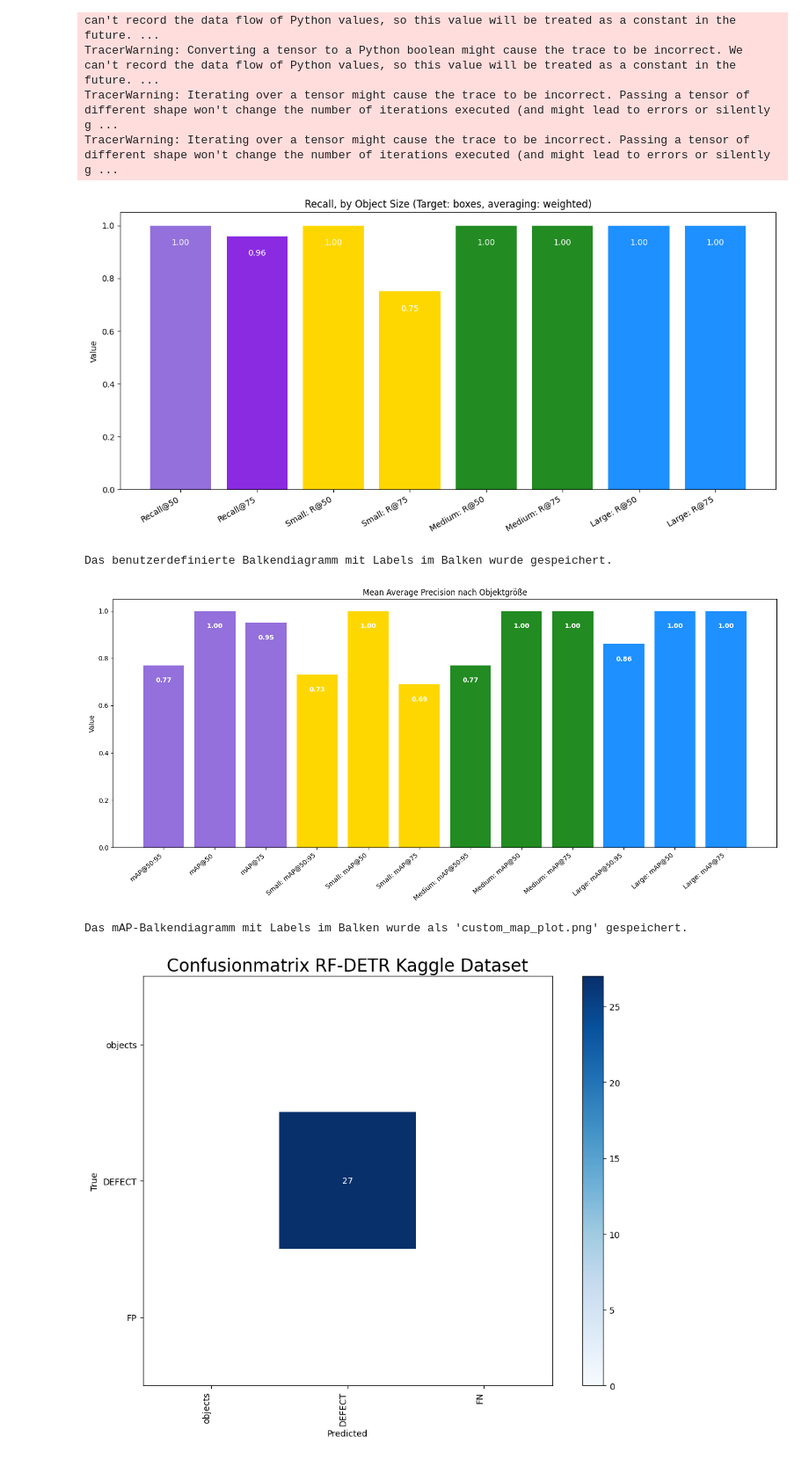
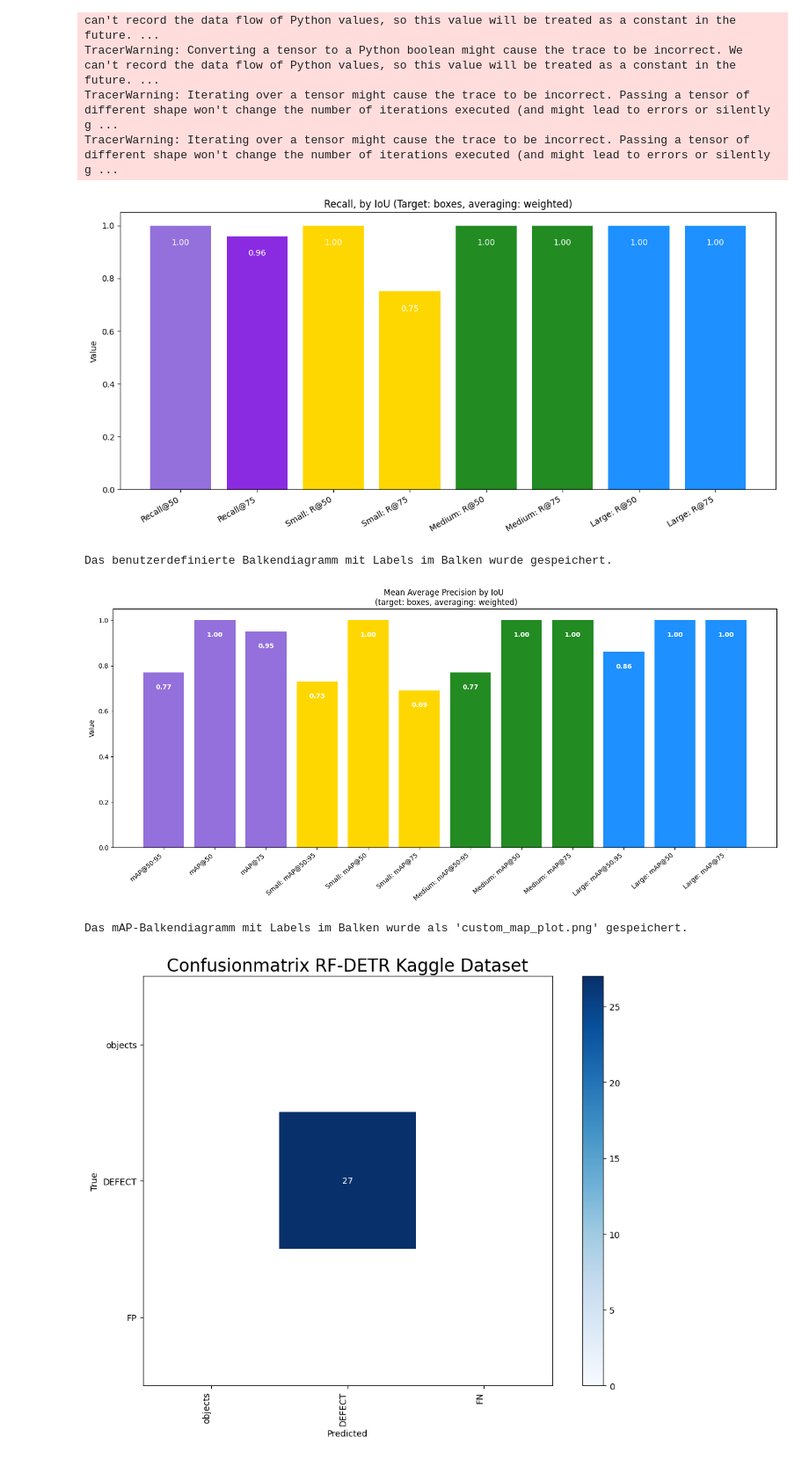
Before and after one commit to kekslol24/Glass-Defect-Detection-Evaluating-Object-Detection-Models, a Jupyter notebook: Coding/Model_Code/RF-DETR/RF_DETR_Model_Dataset_kaggle.ipynb, the cells around one changed output. Shown at 88% size. Drawn from its saved outputs; the diff is of its cells as text; code cells hidden in the pictures.

```diff
--- a/Coding/Model_Code/RF-DETR/RF_DETR_Model_Dataset_kaggle.ipynb
+++ b/Coding/Model_Code/RF-DETR/RF_DETR_Model_Dataset_kaggle.ipynb
@@ -202,7 +202,7 @@ bars = plt.bar(rec_labels, rec_values, color=['mediumpurple', 'blueviolet', 'gol
 # Passen Sie die X-Achsen-Beschriftungen an (wie im Originalbild)
 plt.xticks(rotation=30, ha='right')
 
-plt.title('Recall, by Object Size (Target: boxes, averaging: weighted)')
+plt.title('Recall, by IoU (Target: boxes, averaging: weighted)')
 plt.ylabel('Value')
 plt.ylim(0, 1.05) # Stellt sicher, dass alle Balken vollständig sichtbar sind
 
@@ -228,11 +228,12 @@ plt.show()
 
 print("Das benutzerdefinierte Balkendiagramm mit Labels im Balken wurde gespeichert.")
 # %% [output]
-[figure, old version]
+[figure, new version]
 Das benutzerdefinierte Balkendiagramm mit Labels im Balken wurde gespeichert.
 # %%
 map_result.plot()
 # %%
+
 # 1. Daten extrahieren (Werte direkt aus Ihrem Bild übernommen)
 # X-Achsen-Labels:
 labels = [
@@ -265,39 +266,39 @@ plt.figure(figsize=(15, 7))
 bars = plt.bar(labels, values, color=colors)
 
 # Titel und Achsen
-plt.title('Mean Average Precision nach Objektgröße')
+plt.title('Mean Average Precision by IoU \n (target: boxes, averaging: weighted)')
 plt.ylabel('Value')
 plt.ylim(0, 1.05) # Stellt sicher, dass die Skala bis 1.0 geht und Platz für den Titel ist
 plt.xticks(rotation=40, ha='right') # Dreht die Labels, damit sie sich nicht überlappen
 
 # 4. Hinzufügen der Labels IN die Balken (Anpassung der Y-Position)
 for bar in bars:
     yval = bar.get_height()
 
     # Platzierung: Y-Koordinate ist knapp unterhalb der Oberkante des Balkens (z.B. yval - 0.05)
     # va='top' stellt sicher, dass die Oberkante des Textes dort beginnt.
     # Setzen Sie die Farbe auf Weiß oder Schwarz, um die Lesbarkeit zu gewährleisten.
     text_color = 'white' if yval > 0.3 else 'black' # Wechselt die Textfarbe basierend auf der Balkenhöhe
 
     plt.text(
         bar.get_x() + bar.get_width()/2, # X-Position (Mitte des Balkens)
         yval - 0.05,                     # Y-Position (5% unterhalb der Spitze)
         f"{yval:.2f}",                   # Formatierter Wert (zwei Dezimalstellen)
         ha='center',                     # Horizontal zentriert
         va='top',                        # Vertikal: Text endet an dieser Y-Position
         fontsize=10,
         color=text_color,
         fontweight='bold'
     )
 
 plt.tight_layout() # Optimiert das Layout
 plt.savefig('custom_map_plot.png')
 plt.show()
 plt.close()
 
 print("Das mAP-Balkendiagramm mit Labels im Balken wurde als 'custom_map_plot.png' gespeichert.")
 # %% [output]
-[figure, old version]
+[figure, new version]
 Das mAP-Balkendiagramm mit Labels im Balken wurde als 'custom_map_plot.png' gespeichert.
 # %%
 import supervision as sv
```
Also changed, not shown: parts of 1 cell of this notebook, 11 other files.
